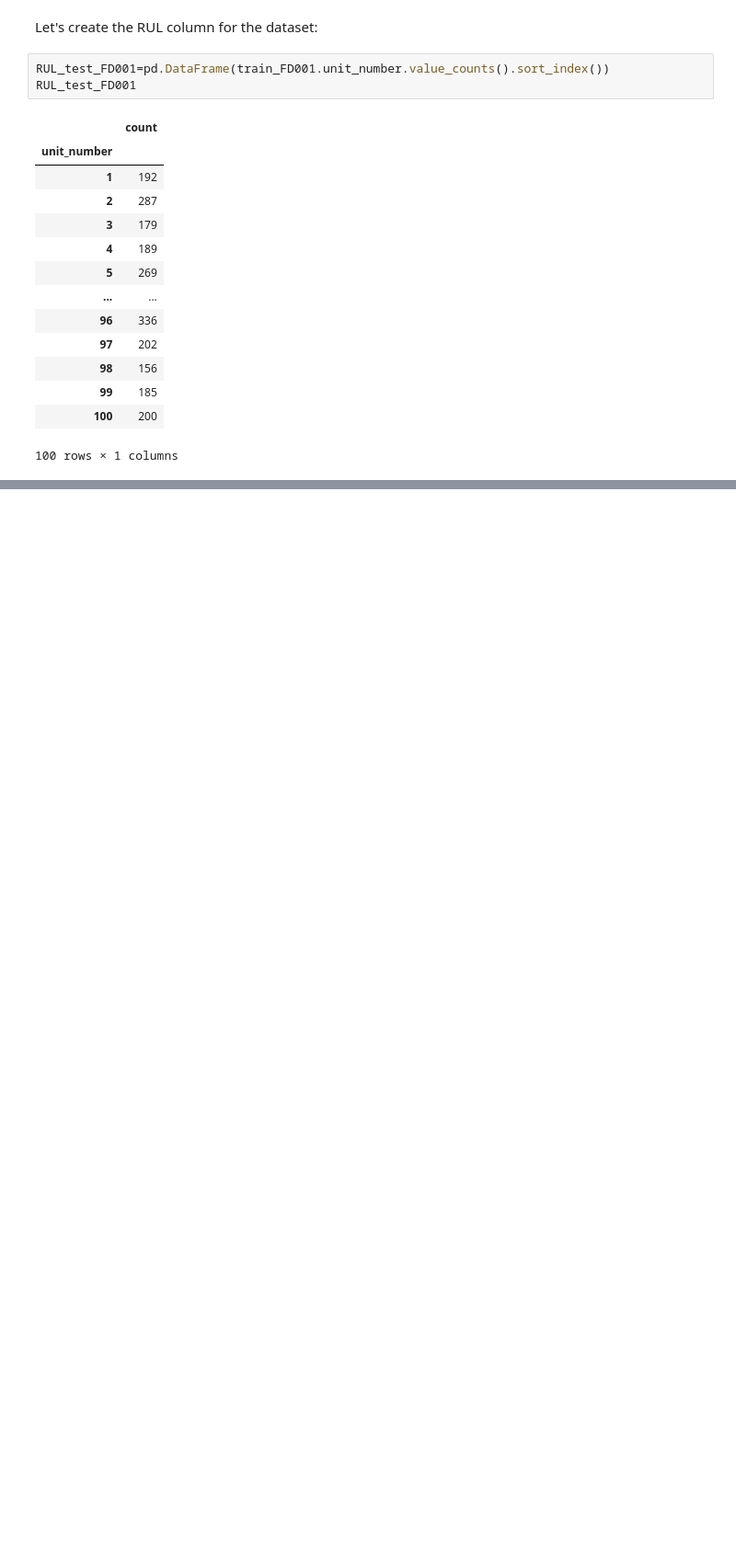
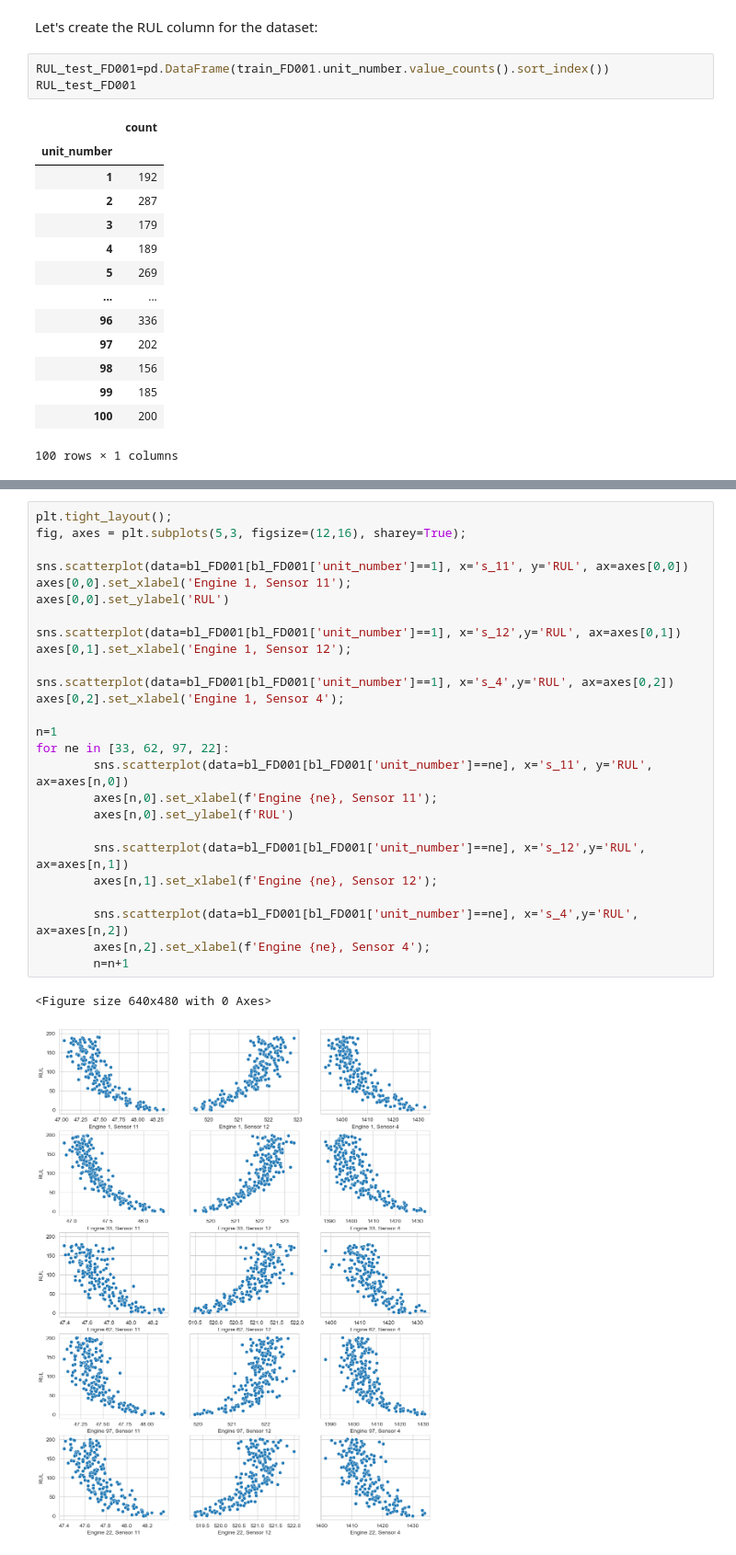
Before and after one commit to oscarguillen-ml/ML-Internship-Portfolio, a Jupyter notebook: 02-predictive-maintenance/predictive_maintenance.ipynb, the cells around one changed output, grey strips where cells are left out. Shown at 92% size. Drawn from its saved outputs; the diff is of its cells as text; blank space fills up the shorter version.

```diff
--- a/02-predictive-maintenance/predictive_maintenance.ipynb
+++ b/02-predictive-maintenance/predictive_maintenance.ipynb
@@ -133,0 +157,29 @@ pd.DataFrame(RUL_test_FD001_2)
+# %%
+plt.tight_layout();
+fig, axes = plt.subplots(5,3, figsize=(12,16), sharey=True);
+
+sns.scatterplot(data=bl_FD001[bl_FD001['unit_number']==1], x='s_11', y='RUL', ax=axes[0,0])
+axes[0,0].set_xlabel('Engine 1, Sensor 11');
+axes[0,0].set_ylabel('RUL')
+
+sns.scatterplot(data=bl_FD001[bl_FD001['unit_number']==1], x='s_12',y='RUL', ax=axes[0,1])
+axes[0,1].set_xlabel('Engine 1, Sensor 12');
+
+sns.scatterplot(data=bl_FD001[bl_FD001['unit_number']==1], x='s_4',y='RUL', ax=axes[0,2])
+axes[0,2].set_xlabel('Engine 1, Sensor 4');
+
+n=1
+for ne in [33, 62, 97, 22]:
+        sns.scatterplot(data=bl_FD001[bl_FD001['unit_number']==ne], x='s_11', y='RUL', ax=axes[n,0])
+        axes[n,0].set_xlabel(f'Engine {ne}, Sensor 11');
+        axes[n,0].set_ylabel(f'RUL')
+
+        sns.scatterplot(data=bl_FD001[bl_FD001['unit_number']==ne], x='s_12',y='RUL', ax=axes[n,1])
+        axes[n,1].set_xlabel(f'Engine {ne}, Sensor 12');
+
+        sns.scatterplot(data=bl_FD001[bl_FD001['unit_number']==ne], x='s_4',y='RUL', ax=axes[n,2])
+        axes[n,2].set_xlabel(f'Engine {ne}, Sensor 4');
+        n=n+1
+# %% [output]
+<Figure size 640x480 with 0 Axes>
+[figure, added]
```
Also changed, not shown: parts of 9 cells of this notebook, 1 other file.
